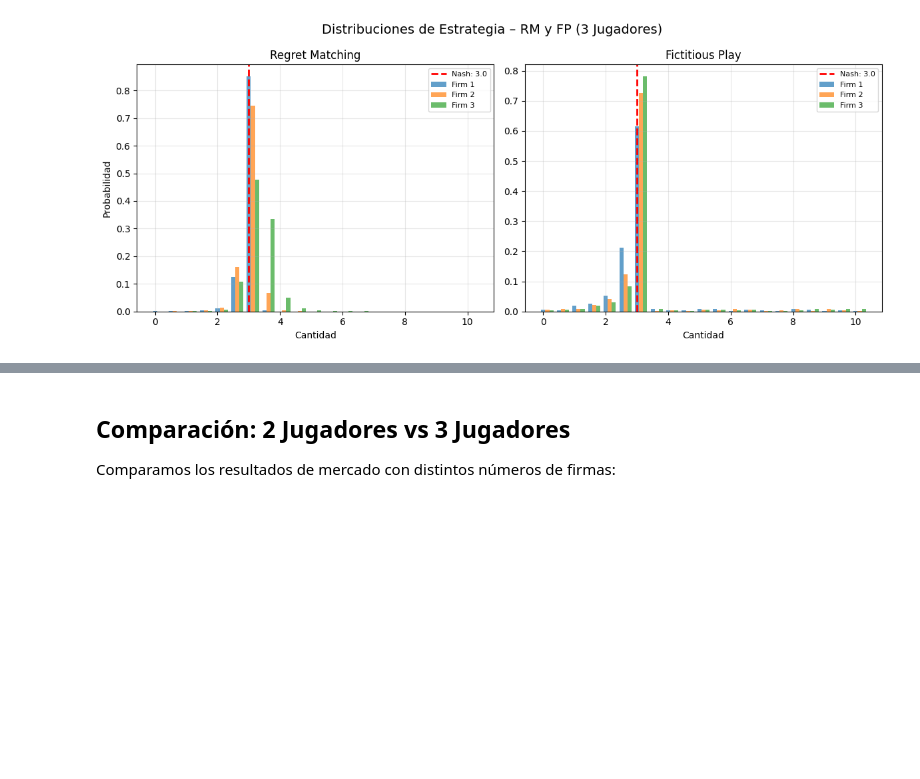
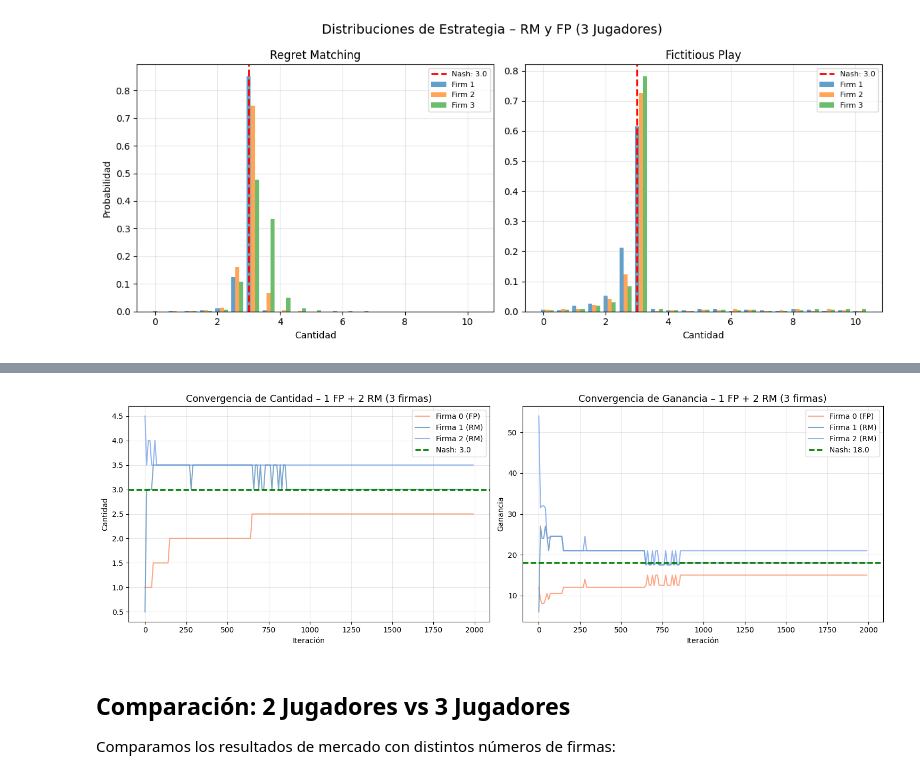
Before and after one commit to mmussio85/simultaneous-games, a Jupyter notebook: Cournot.ipynb, the cells around one changed output, grey strips where cells are left out. Saved outputs shown, nothing was run; the diff lists cells and outputs as text; code cells hidden in the pictures; blank space fills up the shorter version.

```diff
--- a/Cournot.ipynb
+++ b/Cournot.ipynb
@@ -535,0 +612,18 @@ plt.show()
+# %%
+g3_mix2 = Cournot(a=25.0, b=2.0, c=1.0, n_players=3, max_quantity=10, num_actions=21)
+g3_mix2.reset()
+
+mix2_agents = {}
+for i, agent in enumerate(g3_mix2.agents):
+    if i == 0:
+        mix2_agents[agent] = FictitiousPlay(game=g3_mix2, agent=agent, seed=42)
+    else:
+        mix2_agents[agent] = RegretMatching(game=g3_mix2, agent=agent, seed=42)
+
+history_mix2 = run_experiment_n(g3_mix2, mix2_agents, iterations=ITERS_MIX3)
+
+print('Estrategias aprendidas (1 FP + 2 RM):')
+for i, agent in enumerate(g3_mix2.agents):
+    algo = 'FP' if i == 0 else 'RM'
+    q = g3_mix2._quantities[np.argmax(mix2_agents[agent].policy())]
+    print(f'  Firma {i} ({algo}): q = {q:.4f}  (Nash: {q_star_3:.4f})')
@@ -536,3 +648,30 @@ plt.show()
+# %%
+fig, (ax1, ax2) = plt.subplots(1, 2, figsize=(15, 5))
+x = range(0, ITERS_MIX3, 10)
+rm_colors = ['steelblue', 'cornflowerblue']
+fp_color  = 'coral'
+
+for i, agent in enumerate(g3_mix2.agents):
+    color = fp_color if i == 0 else rm_colors[i - 1]
+    label = f'Firma {i} (FP)' if i == 0 else f'Firma {i} (RM)'
+    ax1.plot(x, history_mix2['q'][agent],      color=color, alpha=0.7, linewidth=1.5, label=label)
+    ax2.plot(x, history_mix2['profit'][agent], color=color, alpha=0.7, linewidth=1.5, label=label)
+
+ax1.axhline(y=q_star_3,      color='green', linestyle='--', linewidth=2, label=f'Nash: {q_star_3:.1f}')
+ax1.set_xlabel('Iteración'); ax1.set_ylabel('Cantidad')
+ax1.set_title('Convergencia de Cantidad – 1 FP + 2 RM (3 firmas)', fontsize=13)
+ax1.legend(); ax1.grid(True, alpha=0.3)
+
+ax2.axhline(y=profit_star_3, color='green', linestyle='--', linewidth=2, label=f'Nash: {profit_star_3:.1f}')
+ax2.set_xlabel('Iteración'); ax2.set_ylabel('Ganancia')
+ax2.set_title('Convergencia de Ganancia – 1 FP + 2 RM (3 firmas)', fontsize=13)
+ax2.legend(); ax2.grid(True, alpha=0.3)
+
+plt.tight_layout()
+plt.savefig(f'{SAVE_DIR}/experimento_mixto_3j_1fp2rm.png', dpi=150, bbox_inches='tight')
+plt.show()
+# %% [output]
+[figure, added]
 # %% [markdown]
 ## Comparación: 2 Jugadores vs 3 Jugadores
 
```
Also changed, not shown: parts of 6 cells of this notebook, 27 other files.
